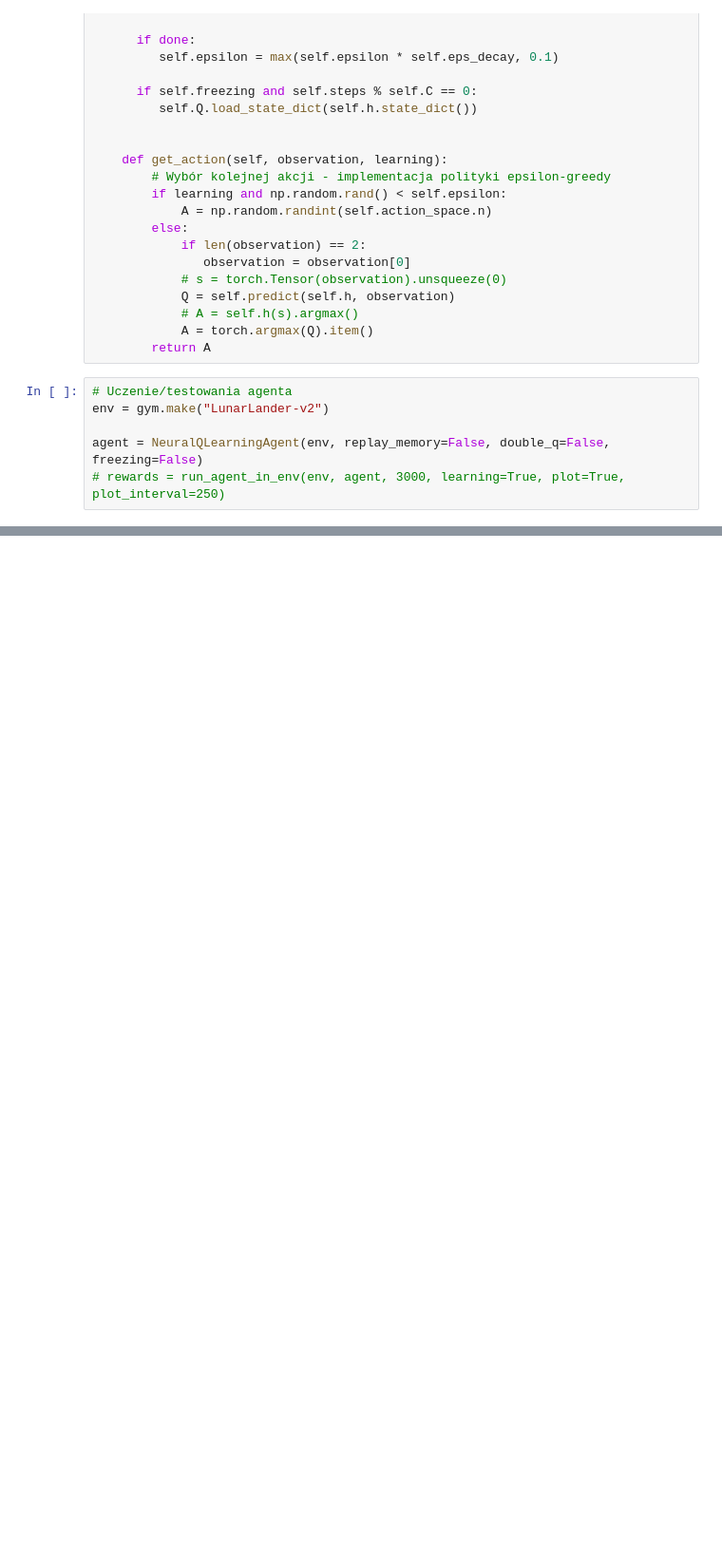
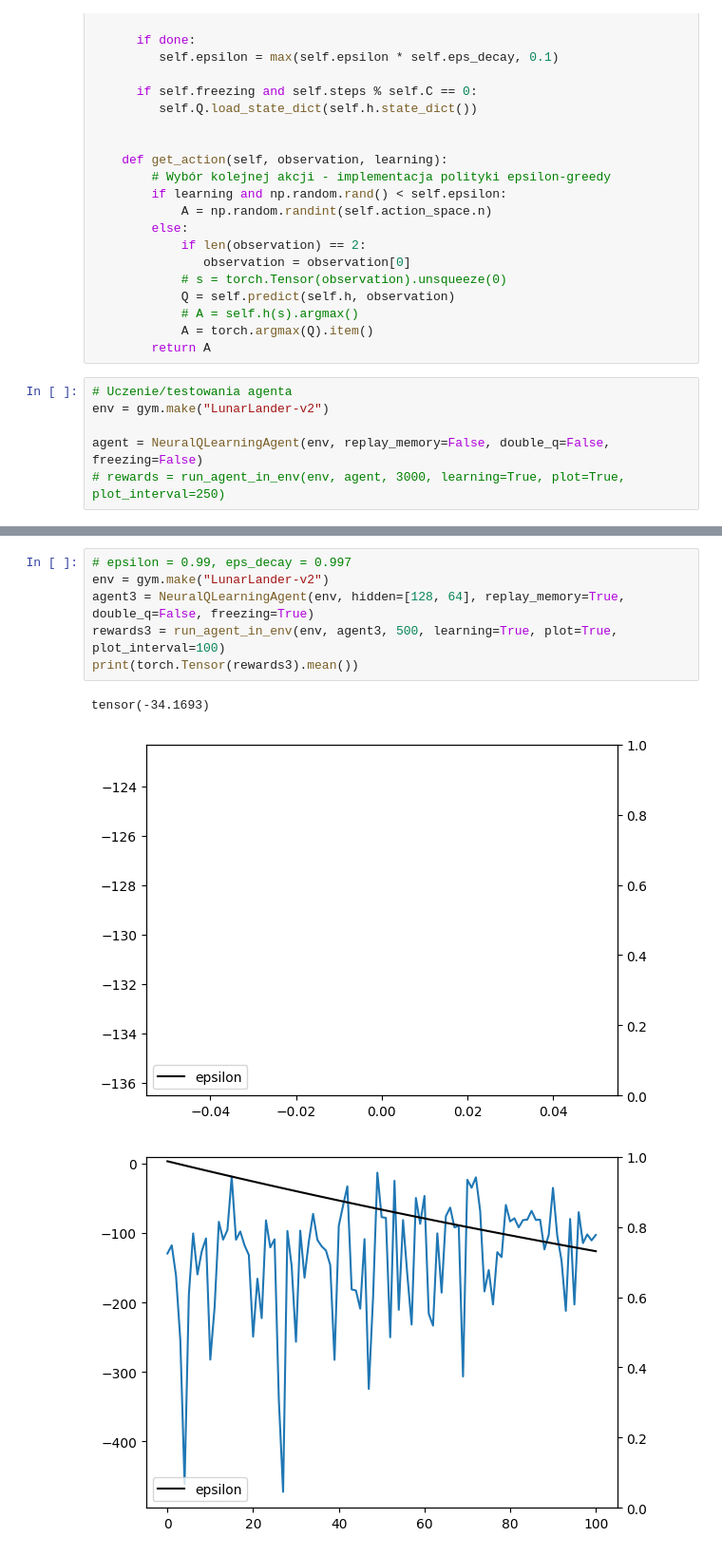
Before and after one commit to Michu-dev/ai-university-labs, a Jupyter notebook: Reinforcement Learning/homework-3-qlearning.ipynb, the cells around one changed output, grey strips where cells are left out. Shown at 95% size. Cells and saved outputs as stored; diff of their text form; blank space fills up the shorter version.

```diff
--- a/Reinforcement Learning/homework-3-qlearning.ipynb
+++ b/Reinforcement Learning/homework-3-qlearning.ipynb
@@ -371,3 +398,13 @@ tensor(9.7445)
 [figure]
 [figure]
 [figure]
+# %%
+# epsilon = 0.99, eps_decay = 0.997
+env = gym.make("LunarLander-v2")
+agent3 = NeuralQLearningAgent(env, hidden=[128, 64], replay_memory=True, double_q=False, freezing=True)
+rewards3 = run_agent_in_env(env, agent3, 500, learning=True, plot=True, plot_interval=100)
+print(torch.Tensor(rewards3).mean())
+# %% [output]
+tensor(-34.1693)
+[figure, added]
+[figure, added]
```
Also changed, not shown: parts of 12 cells of this notebook.
